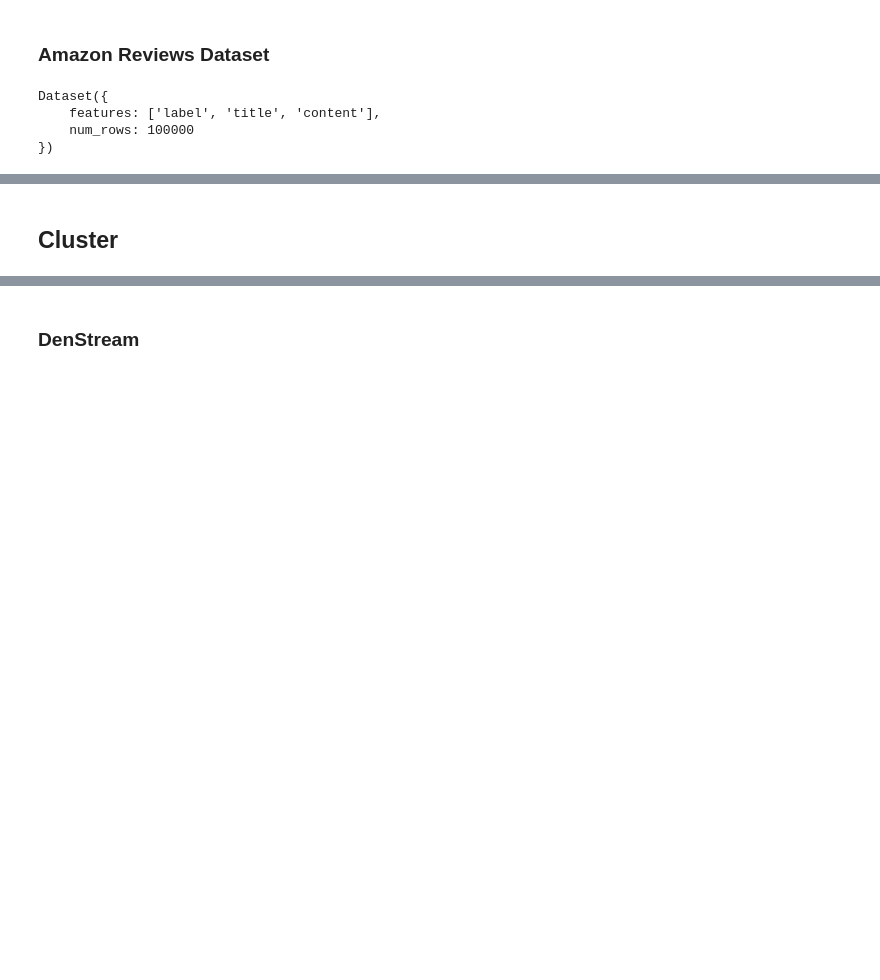
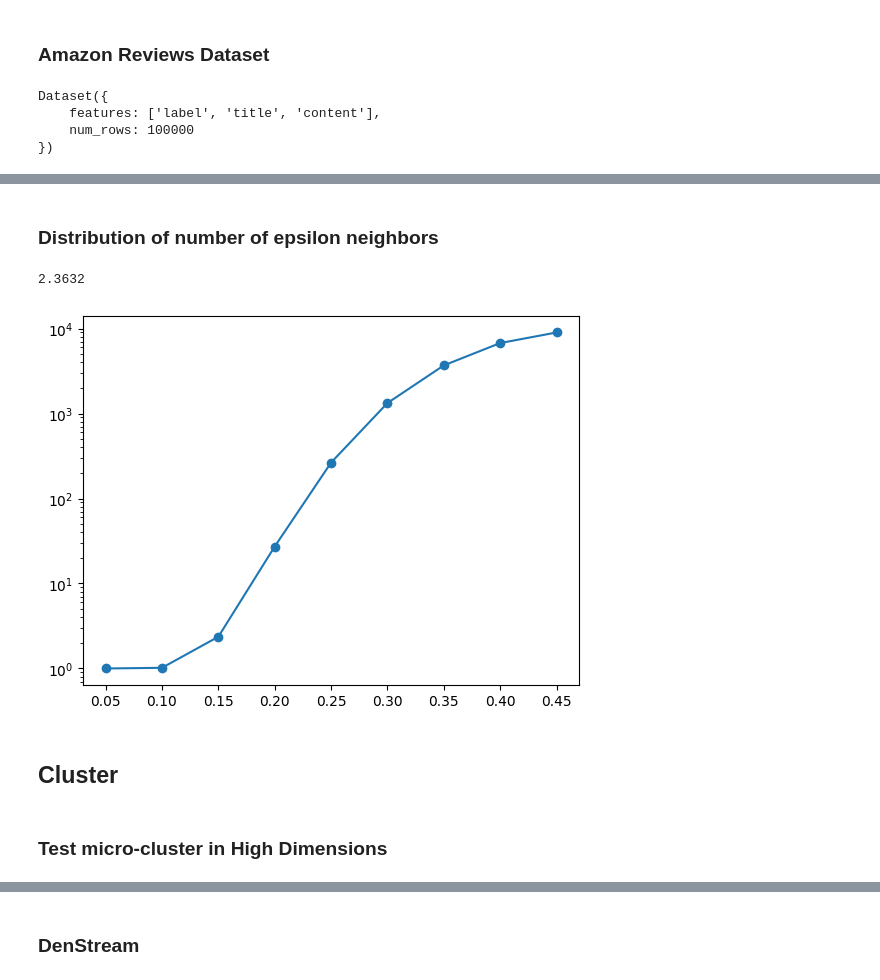
Before and after one commit to CayJoBla/ReducedEncoders, a Jupyter notebook: clustering.ipynb, the cells around one changed output, grey strips where cells are left out. Cells and saved outputs as stored; diff of their text form; code cells hidden in the pictures; blank space fills up the shorter version.

```diff
--- a/clustering.ipynb
+++ b/clustering.ipynb
@@ -44,2 +73,20 @@ embeddings = tokenized.map(encode, batched=True, batch_size=100, remove_columns=
+# %% [markdown]
+### Distribution of number of epsilon neighbors
+# %%
+from scipy.spatial.distance import cdist
+
+X = embeddings["reduced"].numpy()[:10000]
+distances = cdist(X, X)
+print(np.sum(distances < .15, axis=1).mean())
+
+epsilon = np.arange(0.05, 0.5, 0.05)
+mean_nn = [np.sum(distances < eps, axis=1).mean() for eps in epsilon]
+plt.semilogy(epsilon, mean_nn, marker="o")
+plt.show()
+# %% [output]
+2.3632
+[figure, added]
 # %% [markdown]
 ## Cluster
+# %% [markdown]
+### Test micro-cluster in High Dimensions
```
Also changed, not shown: parts of 33 cells of this notebook, 2 other files.
